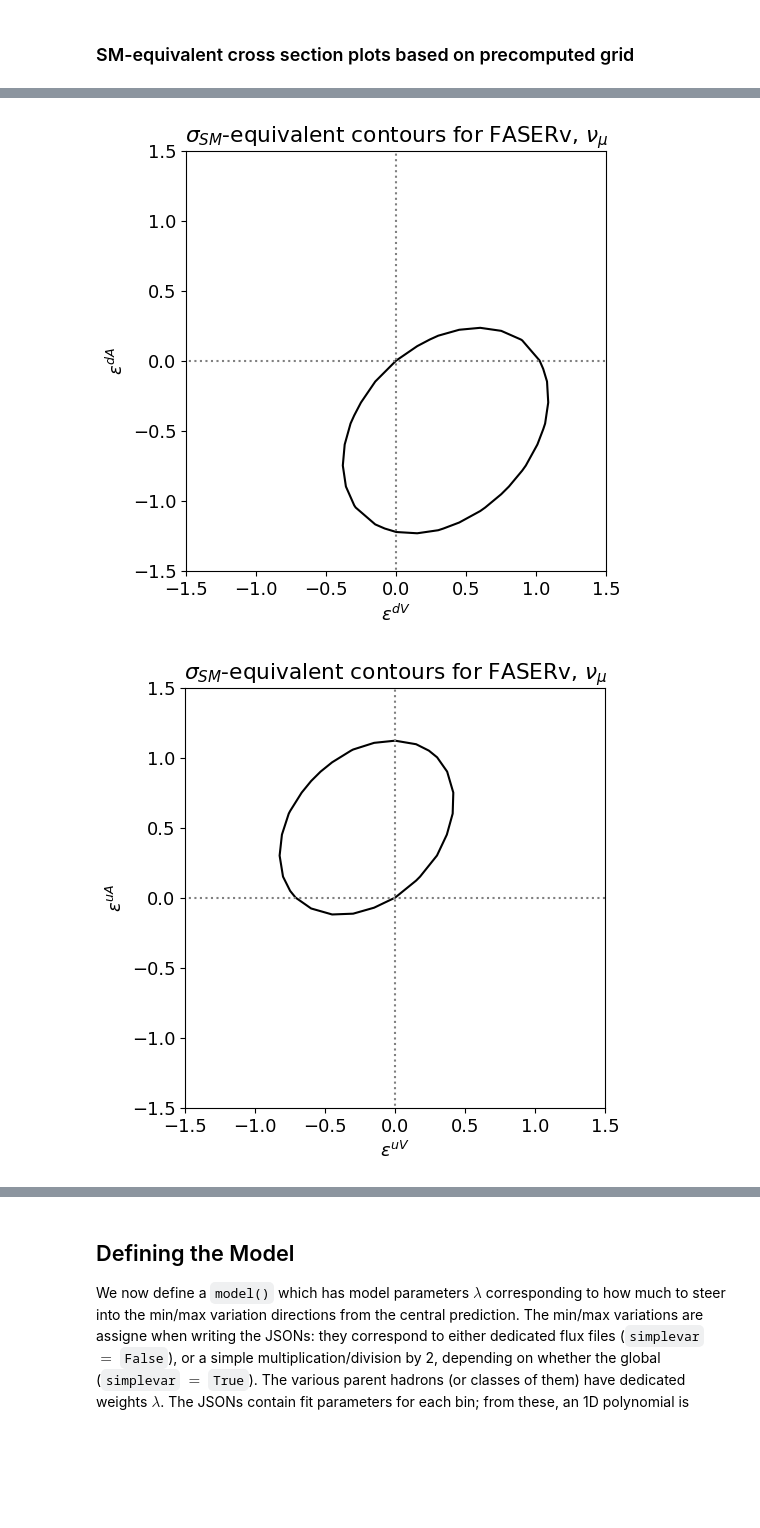
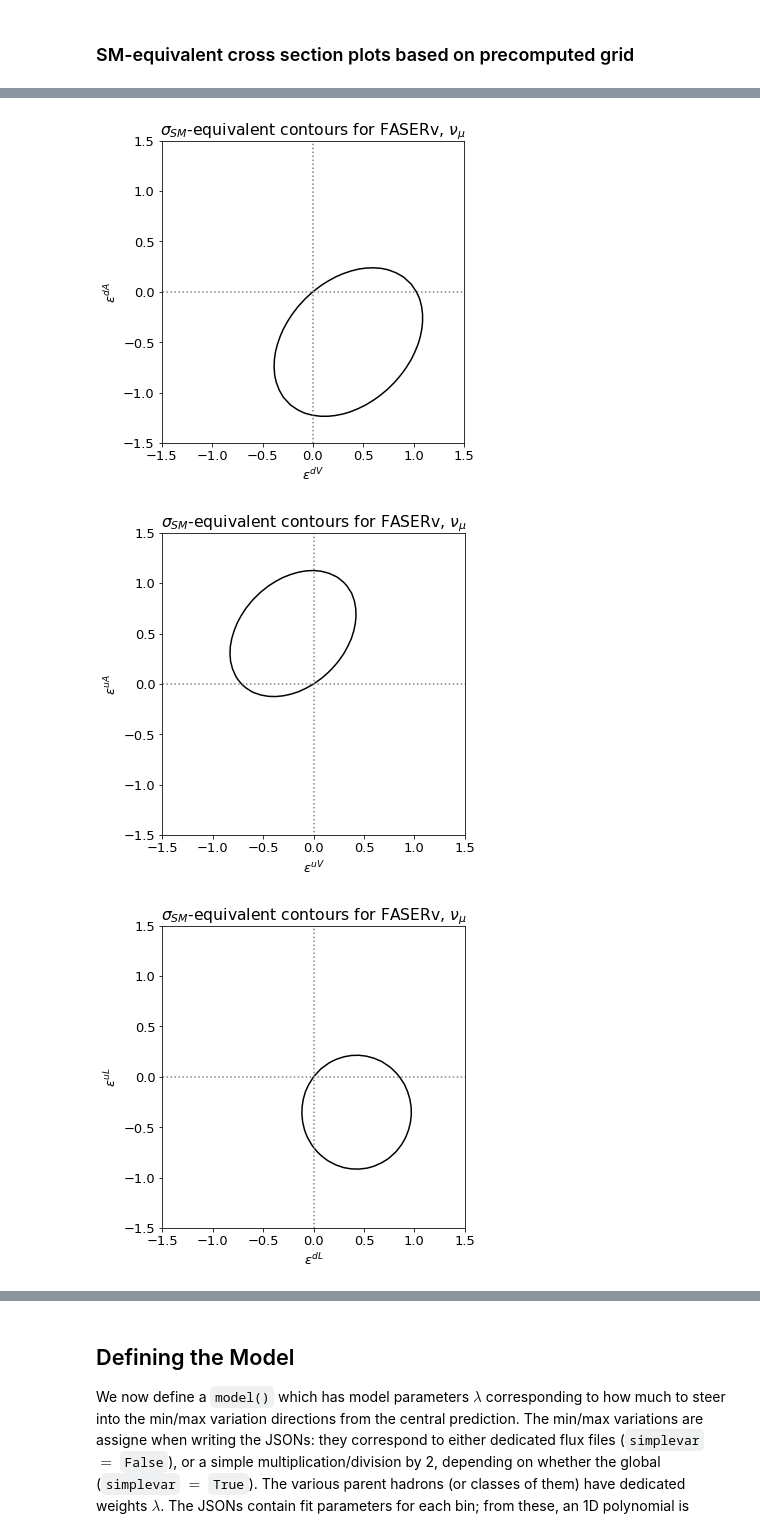
Before and after one commit to makelat/forward-nu-flux-fit, a Jupyter notebook: cid.ipynb, the cells around one changed output, grey strips where cells are left out. Drawn from its saved outputs; the diff is of its cells as text; code cells hidden in the pictures; blank space fills up the shorter version.

Commit message:
NSI xsec grids with both AV and LR couplings

```diff
--- a/cid.ipynb
+++ b/cid.ipynb
@@ -23,8 +23,8 @@ from matplotlib.patches import Ellipse  #TODO is this necessary here?
 ## Quick flags for enabling/disabling features consuming time and memory
 # %%
 writeJSON = False #Necessary to (re)write JSON files?
-forceNSIcalc = False  #Force regeneration of NSI xsec grid? Else read preious grid from json if available
-LHAPDFcalc = False  #False: skip codes invoking external LHAPDF if a precomputed NSI grid exists
+forceNSIcalc = True  #Force regeneration of NSI xsec grid? Else read preious grid from json if available
+LHAPDFcalc = True  #False: skip codes invoking external LHAPDF if a precomputed NSI grid exists
 # %%
 #Ensure dirs for output json files and plots exist
 if not os.path.exists('fitspectra/'): os.makedirs('fitspectra/')
@@ -445,8 +445,8 @@ class MyDIS():
             self.epsR = [(eps['V'][iq] + eps['A'][iq])*0.5 for iq in range(nq)]
             if 'L' in eps or 'R' in eps: print('WARNING both VA and LR couplings given, ignoring LR')
         else:
-            self.epsL = epsL
-            self.epsR = epsR
+            self.epsL = [eps['L'][iq] for iq in range(nq)]
+            self.epsR = [eps['R'][iq] for iq in range(nq)]
 
     def gL(self,pid):
         sw2 = 0.222
@@ -467,7 +467,7 @@ class MyDIS():
         q2 = x * 2 * mproton * y * energy
         prefactor = 2. * g_fermi**2 * mproton * energy / math.pi * mZ**4 / (q2+mZ**2)**2
         pdfpart = 0
-        for i in [1,2,3,4]:
+        for i in range(1,min(4,nq)+1):  #Ensure quarks only up to c considered
             pdfpart += (self.gL(i))**2 * (self.pdf.xfx(i,x,q2) + self.pdf.xfx(-i,x,q2)*(1-y)**2)
             pdfpart += (self.gR(i))**2 * (self.pdf.xfx(i,x,q2)*(1-y)**2 + self.pdf.xfx(-i,x,q2))
         return prefactor * pdfpart * igev2_in_cm2
@@ -476,7 +476,7 @@ class MyDIS():
         q2 = x * 2 * mproton * y * energy
         prefactor = 2. * g_fermi**2 * mproton * energy / math.pi * mZ**4 / (q2+mZ**2)**2
         pdfpart = 0
-        for i in [1,2,3,4]:
+        for i in range(1,min(4,nq)+1):  #Ensure quarks only up to c considered
             pdfpart += (self.gL(i))**2 * (self.pdf.xfx(i,x,q2)*(1-y)**2 + self.pdf.xfx(-i,x,q2))
             pdfpart += (self.gR(i))**2 * (self.pdf.xfx(i,x,q2) + self.pdf.xfx(-i,x,q2)*(1-y)**2)
         return prefactor * pdfpart * igev2_in_cm2
@@ -546,7 +550,7 @@ The model calculation then calls an interpolation function. The SM result is obt
 First initiate the $(\epsilon^V,\epsilon^A)$ grid axis variables,
 and the dictionary structure where to store the results.
 # %%
-epsgrid = np.linspace(-1.5,1.5,21)  #Wilson coefficient grid points
+epsgrid = np.linspace(-1.5,1.5,41)  #Wilson coefficient grid points
 
 NSIxsec={}
 if os.path.exists(fitspectratag+'NSIxsec.json') and not forceNSIcalc:
@@ -558,7 +562,7 @@ elif LHAPDFcalc:
         NSIxsec[detector]={}
         for vpid in detectorvpidstrs(detector):
             NSIxsec[detector][vpid]={}
-            for qqstr in ['dAdV','uAuV','dRuR','dLuL']:
+            for qqstr in ['dAdV','uAuV','uRdR','uLdL']:
                 NSIxsec[detector][vpid][qqstr] = np.zeros([len(epsgrid),len(epsgrid),len(ecenters)]).tolist()
 # %%
 #AUX function for parallelization to scan over one epsilon (w/ the other one fixed) for a given detector
@@ -680,7 +701,7 @@ def SMequivContourGrid(detector,vpid,qqstr):
 
     #Sum over E-bins. The horizontal axis is eps2, so eps2 has to be stored in columns i.e. "inner" array (1st index=row index)
     xs_E = [[sum(xs[iA][iV]) for iV in range(len(epsgrid))] for iA in range(len(epsgrid))]
-    SM_sum = sum(get_sigmaNSI(detector=detector,vpid=vpid,q=q,eps2val=0.,eps1val=0.))
+    SM_sum = sum(get_sigmaNSI(detector=detector,vpid=vpid,qqstr=qqstr,eps2val=0.,eps1val=0.))
     #Plot contour where SM and BSM xsec agree
     ax[0,0].contour(eps2g,eps1g,np.array(xs_E),levels=[SM_sum],colors=['black'])
 
@@ -698,10 +719,10 @@ def SMequivContourGrid(detector,vpid,qqstr):
     plt.xlabel(r'$\epsilon^{'+qqstr[2]+qqstr[3]+'}$')
     plt.ylabel(r'$\epsilon^{'+qqstr[0]+qqstr[1]+'}$')
     #Save fig
-    filename='plots/SMequivContour_'+detector+'_'+vpid+'_'+q+'_grid.pdf'
+    filename='plots/SMequivContour_'+detector+'_'+vpid+'_'+qqstr+'_grid.pdf'
     plt.savefig(filename)
     print('Saved ',filename)
 # %%
-for qqstr in ['dAdV', 'uAuV', 'dLuL', 'dRuR']:
+for qqstr in ['dAdV', 'uAuV', 'uLdL', 'uRdR']:
     SMequivContourGrid(detector='FASERv',vpid='14',qqstr=qqstr)
 # %% [output]
@@ -710,2 +733,3 @@ Saved  plots/SMequivContour_FASERv_14_u_grid.pdf
-[figure, old version]
+[figure, new version]
-[figure, old version]
+[figure, new version]
+[figure, added]
```
Also changed, not shown: parts of 15 cells of this notebook, 1 other file.
